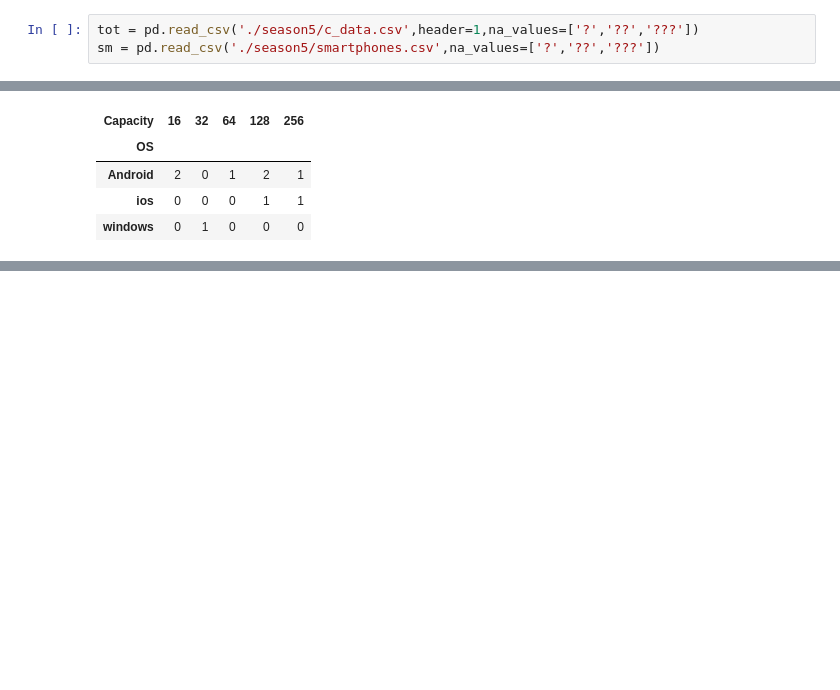
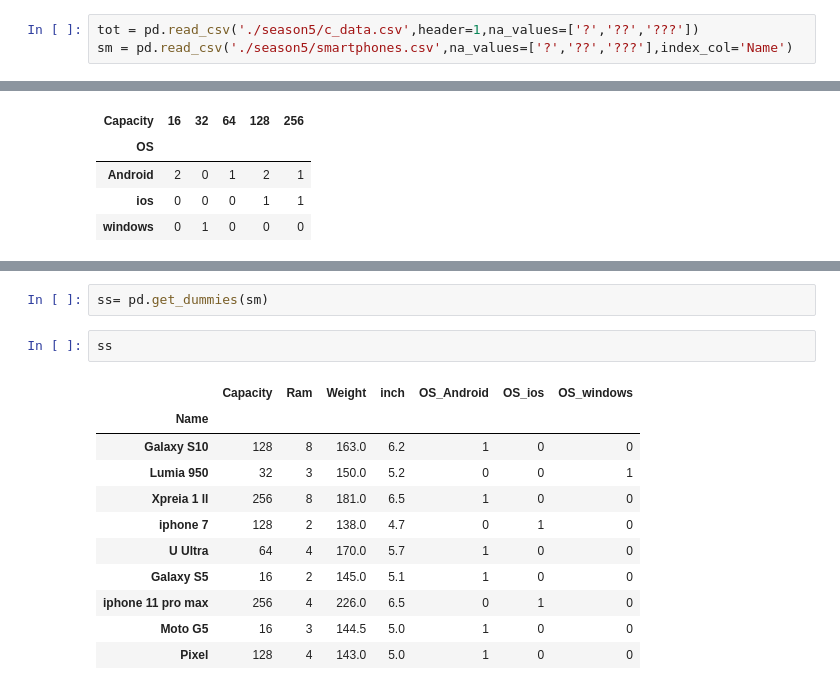
Before and after one commit to HasibullahAman/Preprocessing_DataSince, a Jupyter notebook: Preprocessing_Persion/preProccssing.ipynb, the cells around one changed output, grey strips where cells are left out. Cells and saved outputs as stored; diff of their text form; blank space fills up the shorter version.

```diff
--- a/Preprocessing_Persion/preProccssing.ipynb
+++ b/Preprocessing_Persion/preProccssing.ipynb
@@ -10,7 +10,7 @@ from sklearn import preprocessing
 from sklearn.impute import SimpleImputer
 # %%
 tot = pd.read_csv('./season5/c_data.csv',header=1,na_values=['?','??','???'])
-sm = pd.read_csv('./season5/smartphones.csv',na_values=['?','??','???'])
+sm = pd.read_csv('./season5/smartphones.csv',na_values=['?','??','???'],index_col='Name')
 # %%
 tot.head()
 # %% [output]
@@ -549,0 +564,16 @@ pd.crosstab(sm.OS,sm.Capacity)
+# %%
+ss= pd.get_dummies(sm)
+# %%
+ss
+# %% [output]
+|  | Capacity | Ram | Weight | inch | OS_Android | OS_ios | OS_windows |
+| Name |  |  |  |  |  |  |  |
+| Galaxy S10 | 128 | 8 | 163.0 | 6.2 | 1 | 0 | 0 |
+| Lumia 950 | 32 | 3 | 150.0 | 5.2 | 0 | 0 | 1 |
+| Xpreia 1 ll | 256 | 8 | 181.0 | 6.5 | 1 | 0 | 0 |
+| iphone 7 | 128 | 2 | 138.0 | 4.7 | 0 | 1 | 0 |
+| U Ultra | 64 | 4 | 170.0 | 5.7 | 1 | 0 | 0 |
+| Galaxy S5 | 16 | 2 | 145.0 | 5.1 | 1 | 0 | 0 |
+| iphone 11 pro max | 256 | 4 | 226.0 | 6.5 | 0 | 1 | 0 |
+| Moto G5 | 16 | 3 | 144.5 | 5.0 | 1 | 0 | 0 |
+| Pixel | 128 | 4 | 143.0 | 5.0 | 1 | 0 | 0 |
```
Also changed, not shown: parts of 1 cell of this notebook.
